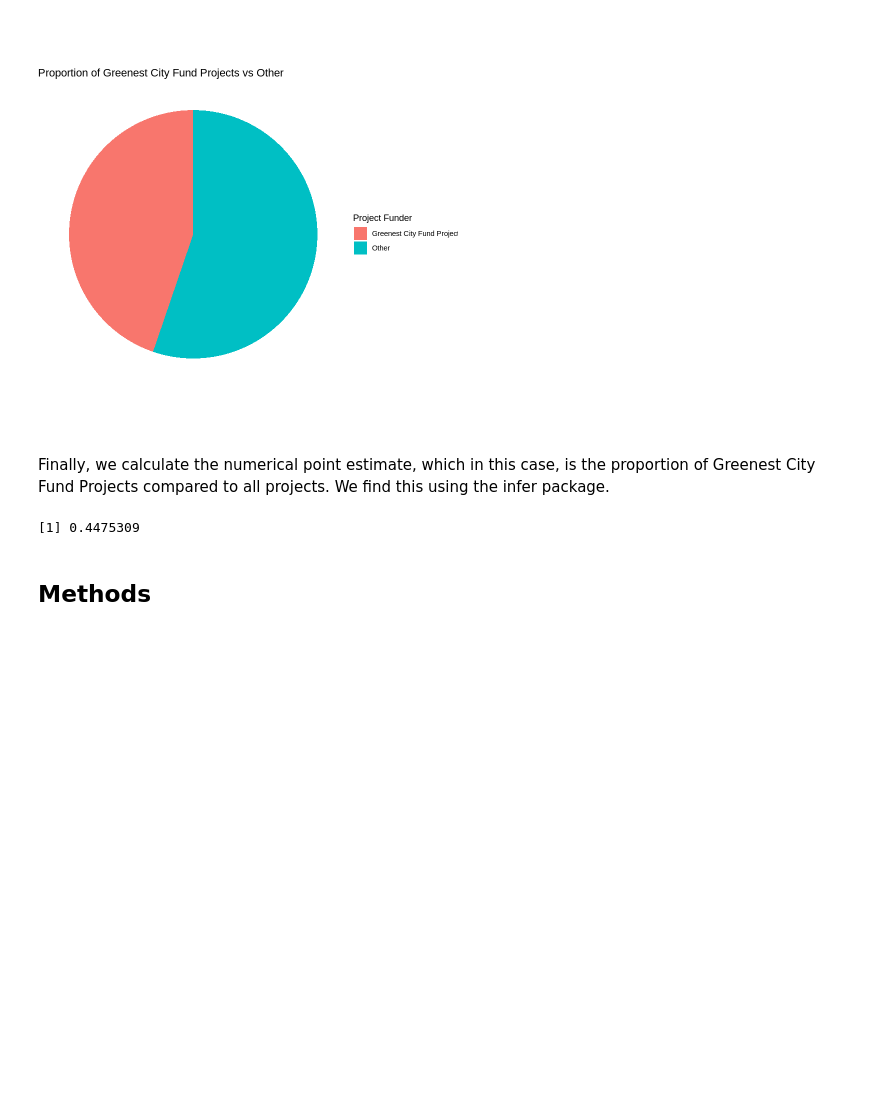
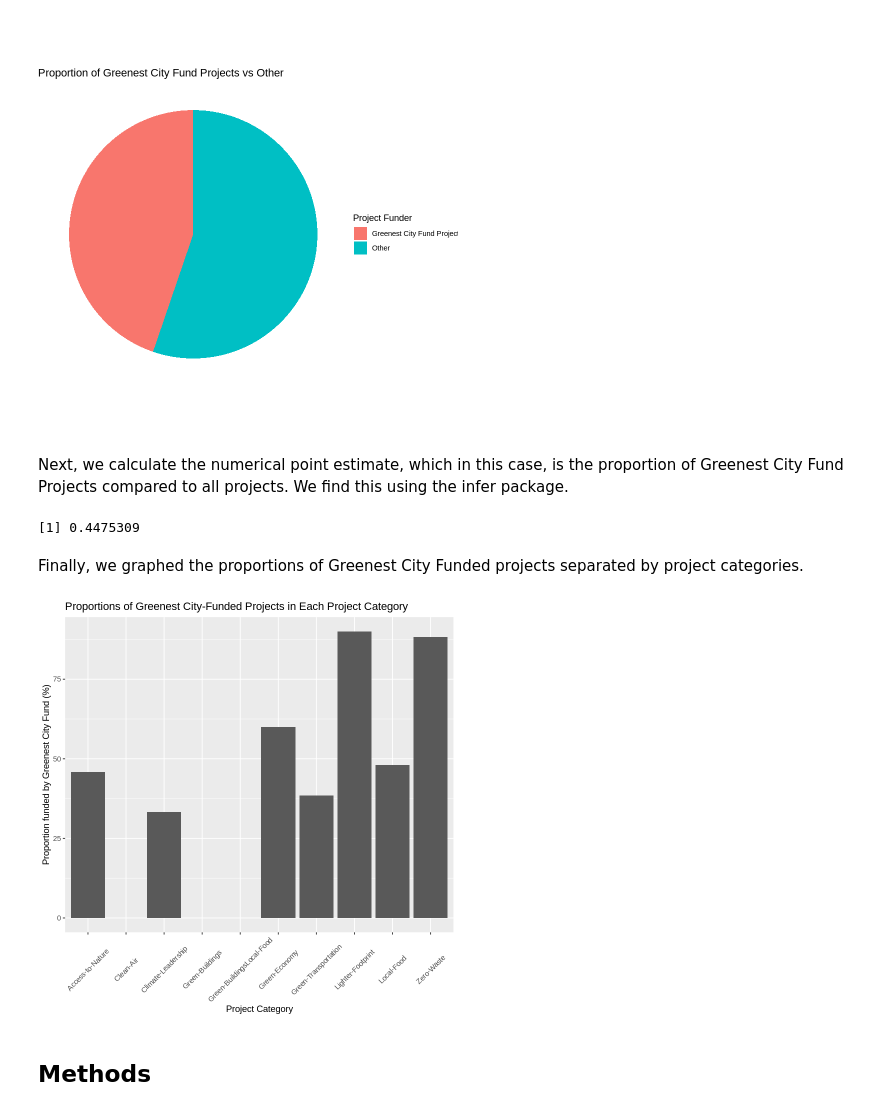
Before and after one commit to ayushtvora/stat-201-project, a Jupyter notebook: report.ipynb, the cells around one changed output. Cells and saved outputs as stored; diff of their text form; code cells hidden in the pictures; blank space fills up the shorter version.

Commit message:
added new bar graph

```diff
--- a/report.ipynb
+++ b/report.ipynb
@@ -82,7 +95,7 @@ raw_proportion_graph
 # %% [output]
 [figure]
 # %% [markdown]
-Finally, we calculate the numerical point estimate, which in this case, is the proportion of Greenest City Fund Projects compared to all projects. We find this using the infer package.
+Next, we calculate the numerical point estimate, which in this case, is the proportion of Greenest City Fund Projects compared to all projects. We find this using the infer package.
 # %%
 ## Calculating the Proportion
 p_hat <- tidy_data |>
@@ -94,6 +107,22 @@ p_hat <- tidy_data |>
 p_hat
 # %% [output]
 [1] 0.4475309
+# %% [markdown]
+Finally, we graphed the proportions of Greenest City Funded projects separated by project categories.
+# %%
+## Graphing the proportions of Greenest City Funded per project category
+prop_graph <- tidy_data |>
+    group_by(project_category) |>
+    summarize(prop = mean(project_funder == "Greenest City Fund Project")) |>
+    ggplot() +
+    geom_bar(stat = "identity", aes(x = project_category, y = prop*100)) +
+    ggtitle("Proportions of Greenest City-Funded Projects in Each Project Category") +
+    labs(x = "Project Category", y = "Proportion funded by Greenest City Fund (%)") +
+    theme(axis.text.x = element_text(angle = 45, vjust = 0.5))
+
+prop_graph
+# %% [output]
+[figure, added]
 # %% [markdown]
 ## Methods
 # %% [markdown]
```
Also changed, not shown: parts of 3 cells of this notebook.
